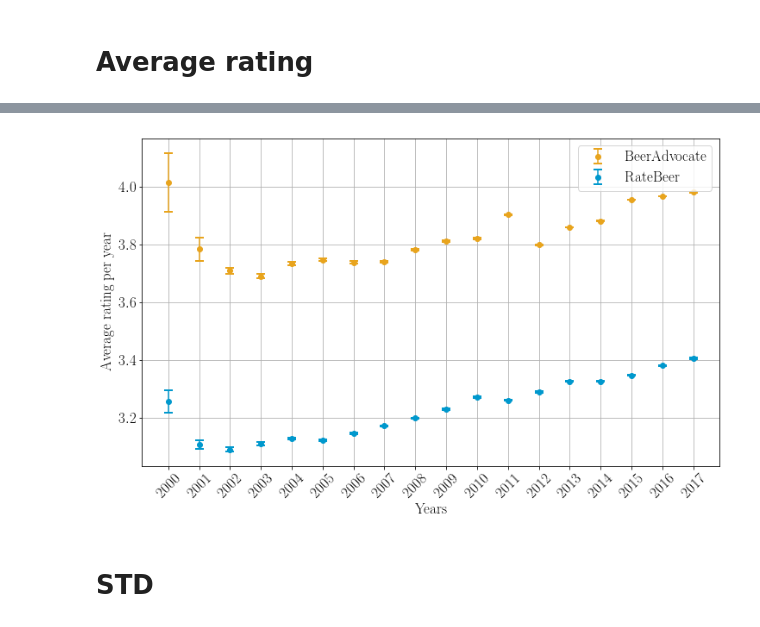
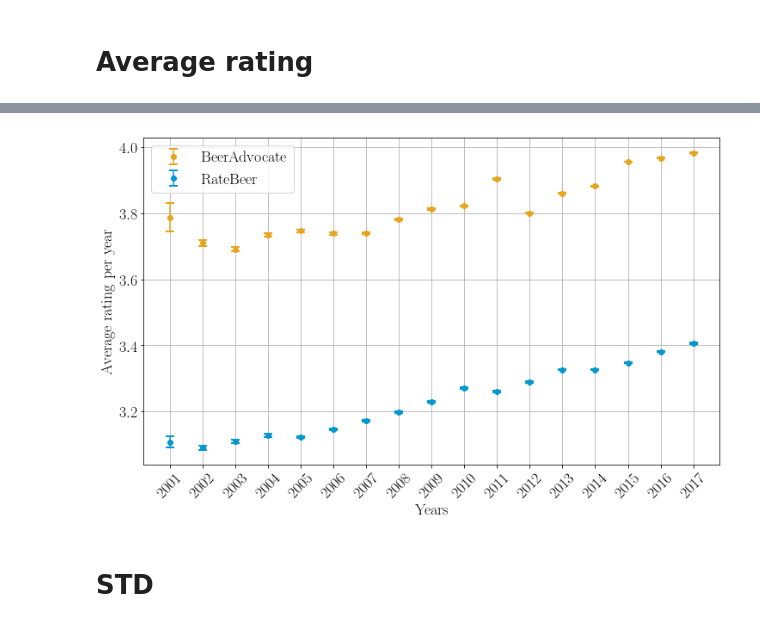
Before and after one commit to epfl-dlab/when_sheep_shop, a Jupyter notebook: code/notebooks/1-data_analysis/3-yearly.ipynb, the cells around one changed output, grey strips where cells are left out. Drawn from its saved outputs; the diff is of its cells as text; code cells hidden in the pictures.

Commit message:
[UPD] Redo the yearly figures

```diff
--- a/code/notebooks/1-data_analysis/3-yearly.ipynb
+++ b/code/notebooks/1-data_analysis/3-yearly.ipynb
@@ -50,7 +50,7 @@ Parsing RB reviews.
 # %% [markdown]
 # Nbr ratings per year
 # %%
-years = list(range(2000, 2018))
+years = list(range(2001, 2018))
 
 nbrs = {}
 for key in ratings_year:
@@ -59,8 +59,8 @@ for key in ratings_year:
         nbrs[key].append(len(ratings_year[key][y]))
 # %%
 plt.figure(figsize=(12,7))
-plt.rc('font', family='serif')
-plt.rc('font', size=17)
+plt.rc('font', family='libertine')
+plt.rc('font', size=18)
 
 for key in nbrs.keys():
     plt.plot(nbrs[key], color=colors[key], label=labels[key], linewidth=2)
@@ -77,7 +77,7 @@ plt.savefig(save_folder + 'nbr_ratings_per_year.pdf', bbox_inches='tight')
 # %% [markdown]
 # Average rating
 # %%
-years = list(range(2000, 2018))
+years = list(range(2001, 2018))
 
 nbr_draws = 1000
 
@@ -104,26 +122,26 @@ ax = np.array(range(len(years)))
 # %%
 plt.figure(figsize=(12, 7))
 plt.grid()
 
-plt.rc('font', family='serif')
-plt.rc('font', size=17)
+plt.rc('font', family='libertine')
+plt.rc('font', size=18)
 
 for key in avg.keys():
     vals = np.array(avg[key]['mean'])
     high = np.array(avg[key]['high'])
     low = np.array(avg[key]['low'])
     conf_int = np.array([high-vals, vals-low])
     plt.errorbar(ax+shift[key], vals , yerr=conf_int,
                  color=colors[key], fmt='o', label=labels[key],
                  capsize=5, capthick=2)
 
 plt.legend()
 plt.xticks(list(range(len(years))), years, rotation=45)
 plt.xlabel('Years')
 plt.ylabel('Average rating per year')
 plt.savefig(save_folder + 'avg_rating_per_year.pdf', bbox_inches='tight')
 # %% [output]
-[figure, old version]
+[figure, new version]
 # %% [markdown]
 # STD
 # %%
```
Also changed, not shown: parts of 5 cells of this notebook, 4 other files.
